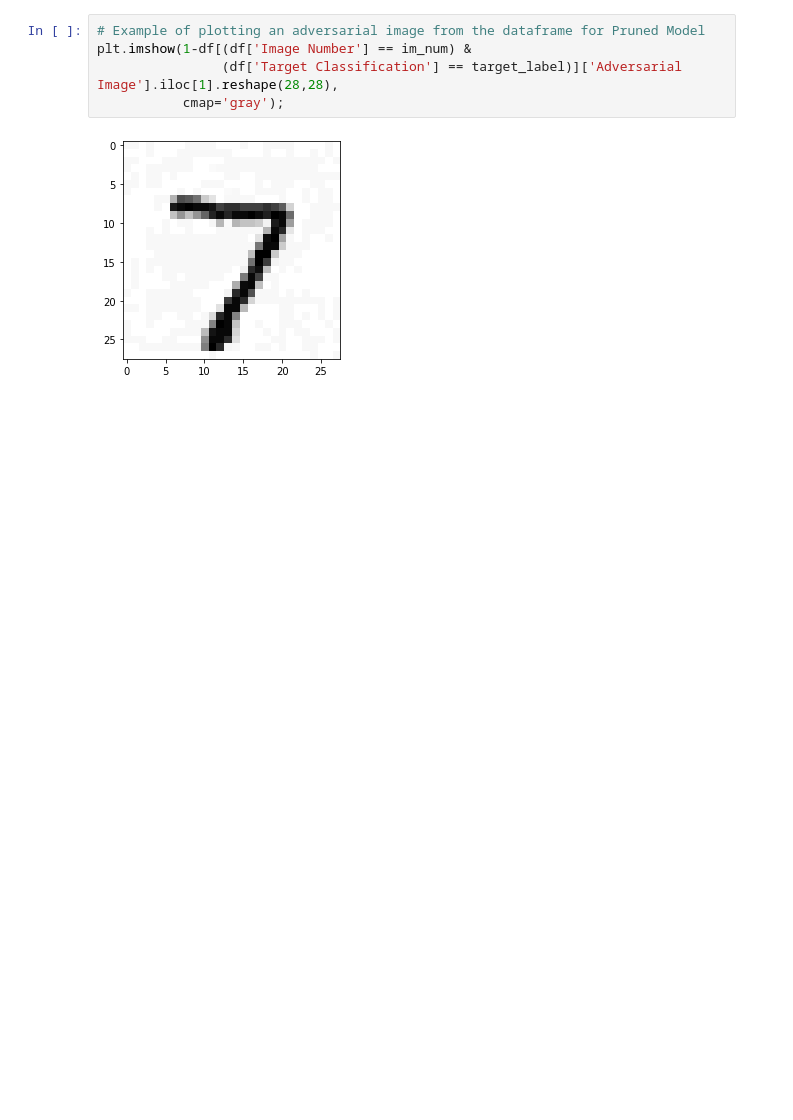
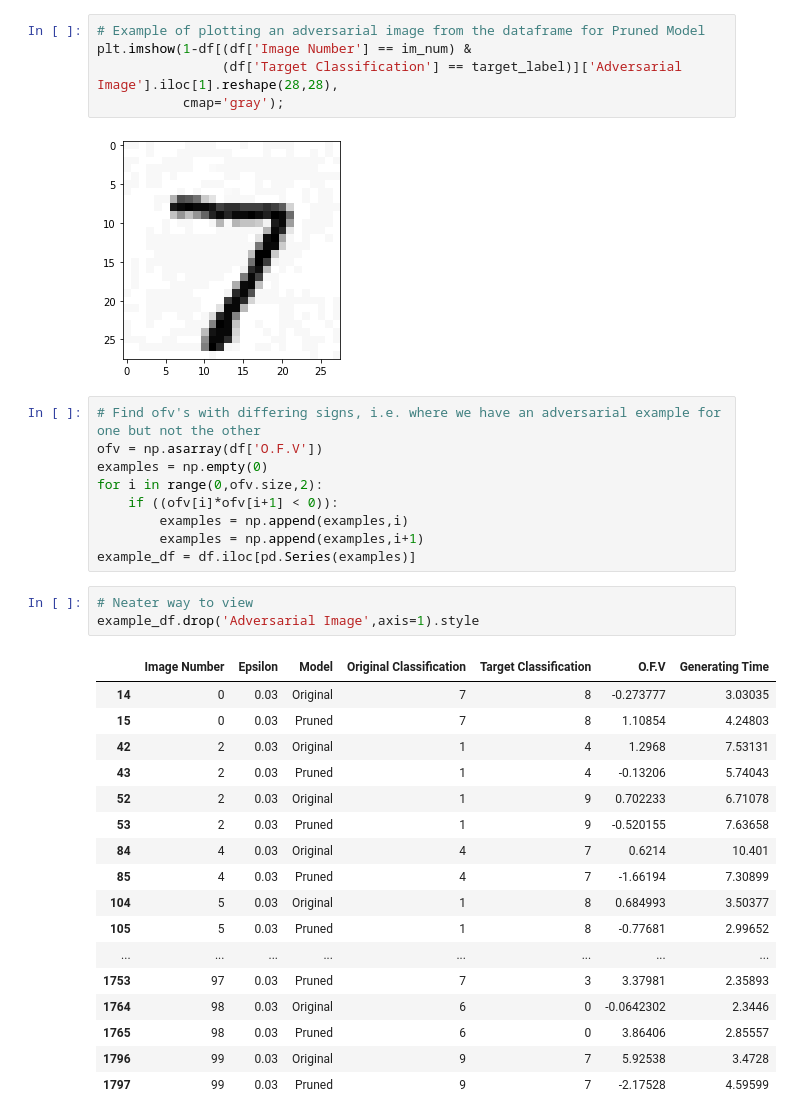
Before and after one commit to pherber3/DLDO-Project, a Jupyter notebook: Project copy/Notebook/DLDO Project.ipynb, the cells around one changed output. Drawn from its saved outputs; the diff is of its cells as text; blank space fills up the shorter version.

Commit message:
created df of examples

```diff
--- a/Project copy/Notebook/DLDO Project.ipynb
+++ b/Project copy/Notebook/DLDO Project.ipynb
@@ -544,6 +544,36 @@ plt.imshow(1-df[(df['Image Number'] == im_num) &
            cmap='gray');
 # %% [output]
 [figure]
+# %%
+# Find ofv's with differing signs, i.e. where we have an adversarial example for one but not the other
+ofv = np.asarray(df['O.F.V'])
+examples = np.empty(0)
+for i in range(0,ofv.size,2):
+    if ((ofv[i]*ofv[i+1] < 0)):
+        examples = np.append(examples,i)
+        examples = np.append(examples,i+1)
+example_df = df.iloc[pd.Series(examples)]
+# %%
+# Neater way to view
+example_df.drop('Adversarial Image',axis=1).style
+# %% [output]
+|  | Image Number | Epsilon | Model | Original Classification | Target Classification | O.F.V | Generating Time |
+| 14 | 0 | 0.03 | Original | 7 | 8 | -0.273777 | 3.03035 |
+| 15 | 0 | 0.03 | Pruned | 7 | 8 | 1.10854 | 4.24803 |
+| 42 | 2 | 0.03 | Original | 1 | 4 | 1.2968 | 7.53131 |
+| 43 | 2 | 0.03 | Pruned | 1 | 4 | -0.13206 | 5.74043 |
+| 52 | 2 | 0.03 | Original | 1 | 9 | 0.702233 | 6.71078 |
+| 53 | 2 | 0.03 | Pruned | 1 | 9 | -0.520155 | 7.63658 |
+| 84 | 4 | 0.03 | Original | 4 | 7 | 0.6214 | 10.401 |
+| 85 | 4 | 0.03 | Pruned | 4 | 7 | -1.66194 | 7.30899 |
+| 104 | 5 | 0.03 | Original | 1 | 8 | 0.684993 | 3.50377 |
+| 105 | 5 | 0.03 | Pruned | 1 | 8 | -0.77681 | 2.99652 |
+| ... | ... | ... | ... | ... | ... | ... | ... |
+| 1753 | 97 | 0.03 | Pruned | 7 | 3 | 3.37981 | 2.35893 |
+| 1764 | 98 | 0.03 | Original | 6 | 0 | -0.0642302 | 2.3446 |
+| 1765 | 98 | 0.03 | Pruned | 6 | 0 | 3.86406 | 2.85557 |
+| 1796 | 99 | 0.03 | Original | 9 | 7 | 5.92538 | 3.4728 |
+| 1797 | 99 | 0.03 | Pruned | 9 | 7 | -2.17528 | 4.59599 |
 # %%
 # %% [output]
 |  | Image Number | Epsilon | Model | Original Classification | Target Classification | O.F.V | ... |
```
Also changed, not shown: parts of 2 cells of this notebook.
